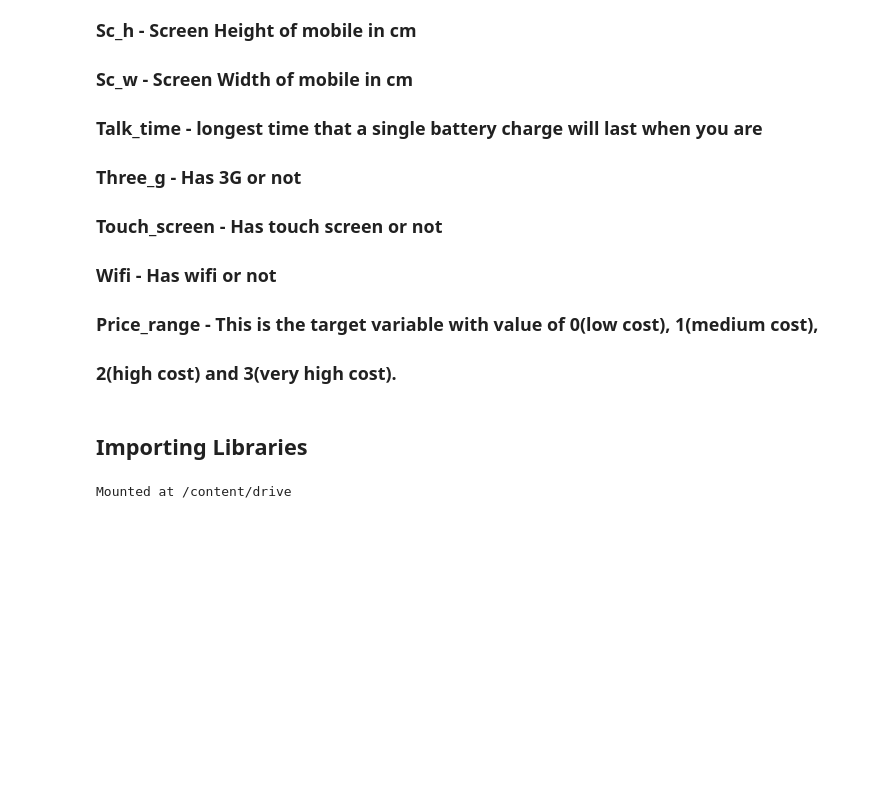
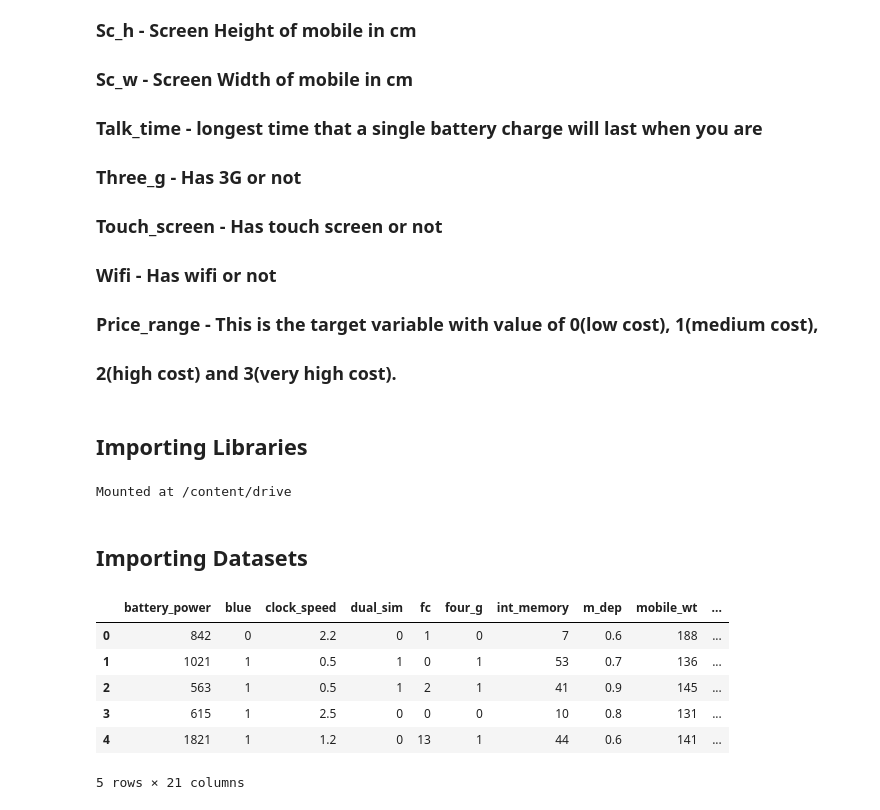
Before and after one commit to RohanAG2806/Mobile-Price-Range-Prediction, a Jupyter notebook: Mobile_price_range_prediction_capstone_project.ipynb, the cells around one changed output. Cells and saved outputs as stored; diff of their text form; code cells hidden in the pictures; blank space fills up the shorter version.

```diff
--- a/Mobile_price_range_prediction_capstone_project.ipynb
+++ b/Mobile_price_range_prediction_capstone_project.ipynb
@@ -56,3 +56,5 @@ from google.colab import drive
 drive.mount('/content/drive')
 # %% [output]
 Mounted at /content/drive
+# %% [markdown]
+## Importing Datasets
@@ -58,0 +65,11 @@ Mounted at /content/drive
+# %%
+# First 5 rows of data
+data.head(5)
+# %% [output]
+|  | battery_power | blue | clock_speed | dual_sim | fc | four_g | int_memory | m_dep | mobile_wt | ... |
+| 0 | 842 | 0 | 2.2 | 0 | 1 | 0 | 7 | 0.6 | 188 | ... |
+| 1 | 1021 | 1 | 0.5 | 1 | 0 | 1 | 53 | 0.7 | 136 | ... |
+| 2 | 563 | 1 | 0.5 | 1 | 2 | 1 | 41 | 0.9 | 145 | ... |
+| 3 | 615 | 1 | 2.5 | 0 | 0 | 0 | 10 | 0.8 | 131 | ... |
+| 4 | 1821 | 1 | 1.2 | 0 | 13 | 1 | 44 | 0.6 | 141 | ... |
+5 rows × 21 columns
```
Also changed, not shown: parts of 10 cells of this notebook.
